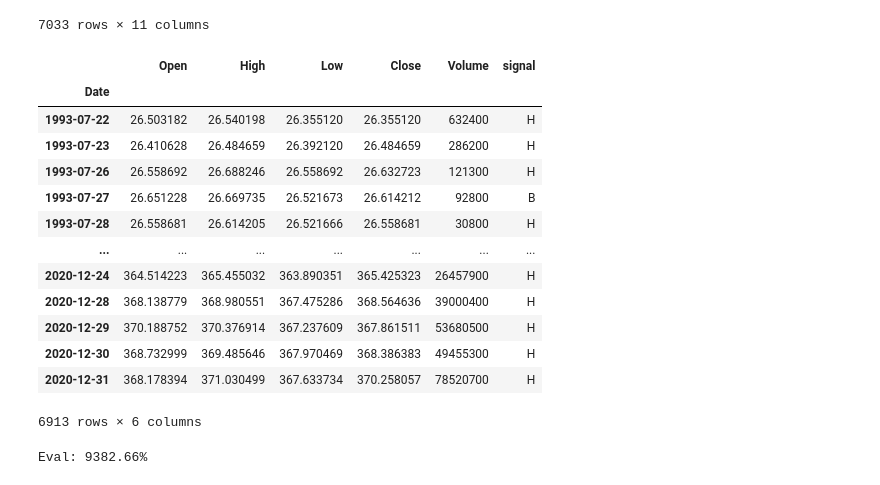
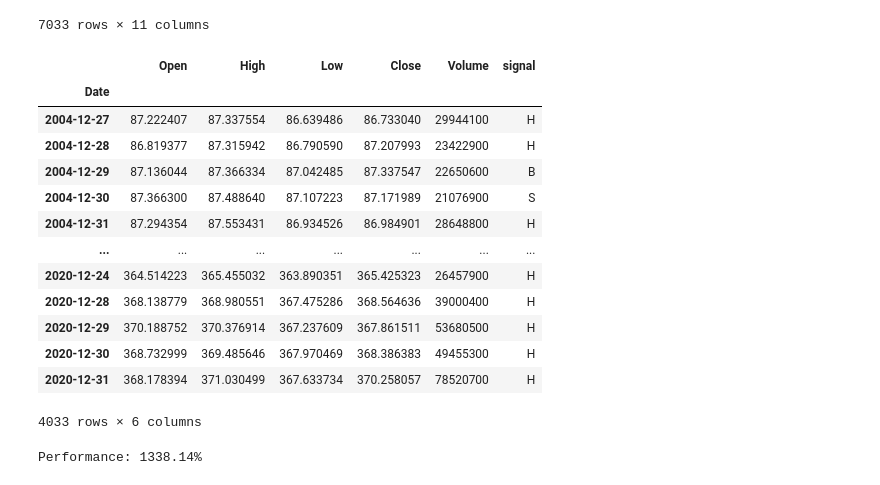
Before and after one commit to lqwdev/ai349-project, a Jupyter notebook: src/baseline-strategies.ipynb, the cells around one changed output. Cells and saved outputs as stored; diff of their text form; code cells hidden in the pictures.

```diff
--- a/src/baseline-strategies.ipynb
+++ b/src/baseline-strategies.ipynb
@@ -142,23 +142,23 @@ See the caveats in the documentation: https://pandas.pydata.org/pandas-docs/stab
 | 2020-12-31 | 368.178394 | 371.030499 | 367.633734 | 370.258057 | 78520700 | -0.140731 | 3.928333 | 4.069064 | H | ... |
 7033 rows × 11 columns
 # %%
-used = df[120:][["Open", "High", "Low", "Close", "Volume", "signal"]]
+used = df[3000:][["Open", "High", "Low", "Close", "Volume", "signal"]]
 used
 # %% [output]
 |  | Open | High | Low | Close | Volume | signal |
 | Date |  |  |  |  |  |  |
-| 1993-07-22 | 26.503182 | 26.540198 | 26.355120 | 26.355120 | 632400 | H |
-| 1993-07-23 | 26.410628 | 26.484659 | 26.392120 | 26.484659 | 286200 | H |
-| 1993-07-26 | 26.558692 | 26.688246 | 26.558692 | 26.632723 | 121300 | H |
-| 1993-07-27 | 26.651228 | 26.669735 | 26.521673 | 26.614212 | 92800 | B |
-| 1993-07-28 | 26.558681 | 26.614205 | 26.521666 | 26.558681 | 30800 | H |
+| 2004-12-27 | 87.222407 | 87.337554 | 86.639486 | 86.733040 | 29944100 | H |
+| 2004-12-28 | 86.819377 | 87.315942 | 86.790590 | 87.207993 | 23422900 | H |
+| 2004-12-29 | 87.136044 | 87.366334 | 87.042485 | 87.337547 | 22650600 | B |
+| 2004-12-30 | 87.366300 | 87.488640 | 87.107223 | 87.171989 | 21076900 | S |
+| 2004-12-31 | 87.294354 | 87.553431 | 86.934526 | 86.984901 | 28648800 | H |
 | ... | ... | ... | ... | ... | ... | ... |
 | 2020-12-24 | 364.514223 | 365.455032 | 363.890351 | 365.425323 | 26457900 | H |
 | 2020-12-28 | 368.138779 | 368.980551 | 367.475286 | 368.564636 | 39000400 | H |
 | 2020-12-29 | 370.188752 | 370.376914 | 367.237609 | 367.861511 | 53680500 | H |
 | 2020-12-30 | 368.732999 | 369.485646 | 367.970469 | 368.386383 | 49455300 | H |
 | 2020-12-31 | 368.178394 | 371.030499 | 367.633734 | 370.258057 | 78520700 | H |
-6913 rows × 6 columns
+4033 rows × 6 columns
 # %%
 # MACD strategy
 
@@ -175,17 +175,19 @@ for index, row in used.iterrows():
         to_buy = cash // price
         cash -= to_buy * price
         shares += to_buy
-#         print(f"Bought {to_buy} shares, Cash: {cash}, Shares: {shares}")
     elif sig == 'S' and shares > 0:
         to_sell = shares
         cash += to_sell * price
         shares -= to_sell
-#         print(f"Sold {to_sell} shares, Cash: {cash}, Shares: {shares}")
 
     v = cash + shares * eval_price
     macd_values.append(v)
 
 value = cash + eval_price * shares
-print(f"Eval: {round(100 * (value - original_cash) / original_cash, 2)}%")
+print(f"Performance: {round(100 * (value - original_cash) / original_cash, 2)}%")
+
+macd_strategy = pd.DataFrame(index=used.index)
+macd_strategy['value'] = macd_values
+macd_strategy['perf'] = 100 * (macd_strategy['value'] - original_cash) / original_cash
 # %% [output]
-Eval: 9382.66%
+Performance: 1338.14%
```
Also changed, not shown: parts of 5 cells of this notebook.
